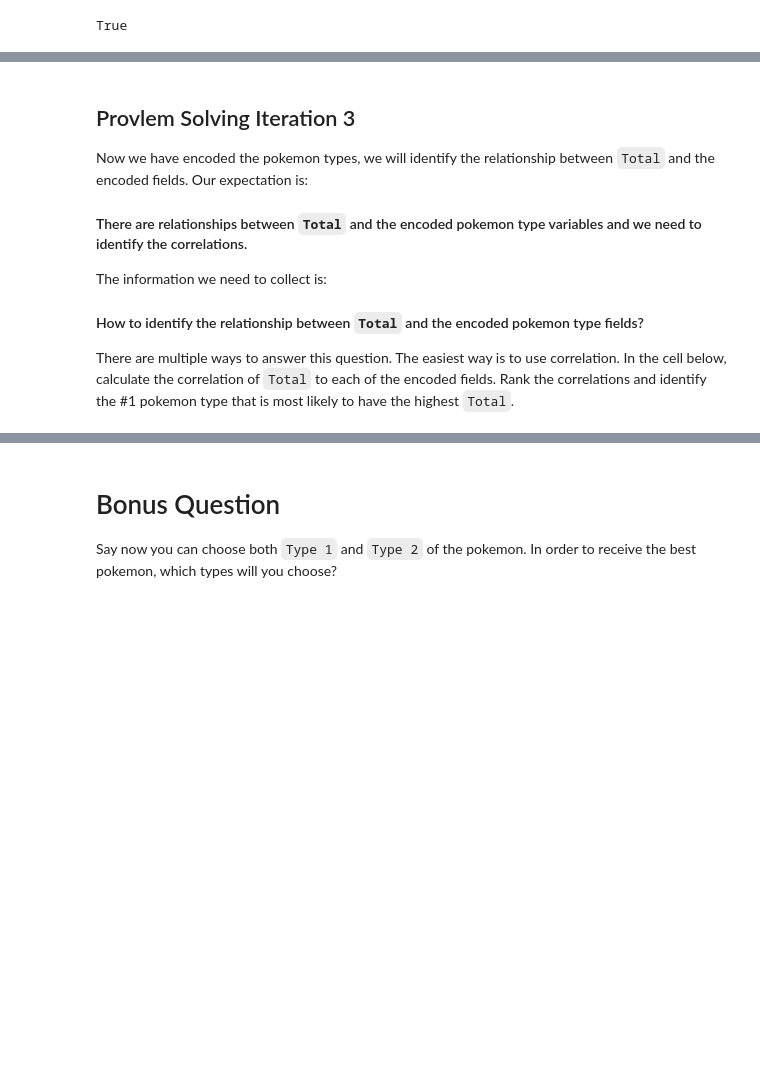
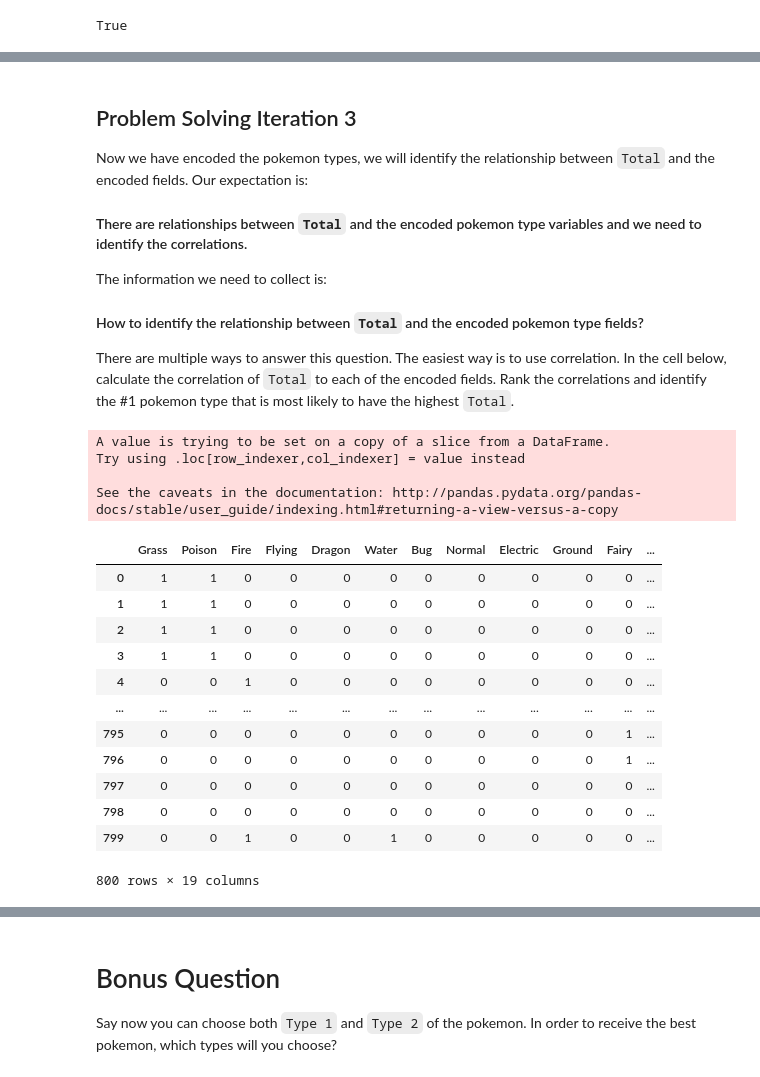
Before and after one commit to ivanlopezlobato/training, a Jupyter notebook: 07_ironhack_basic_pandas/05_lab-df-calculation-and-transformation/your-code/challenge-2.ipynb, the cells around one changed output, grey strips where cells are left out. Saved outputs shown, nothing was run; the diff lists cells and outputs as text; code cells hidden in the pictures; blank space fills up the shorter version.

Commit message:
update pandas exercises

```diff
--- a/07_ironhack_basic_pandas/05_lab-df-calculation-and-transformation/your-code/challenge-2.ipynb
+++ b/07_ironhack_basic_pandas/05_lab-df-calculation-and-transformation/your-code/challenge-2.ipynb
@@ -88,0 +87,5 @@ The new numerical variables you create should look like below:
+# %%
+s = pd.Series(list(pd.unique(pokemon[["Type 1", "Type 2"]].values.ravel())))
+# drop NaN in the series
+types = s.drop(index=3)
+types
@@ -88,0 +112,4 @@ The new numerical variables you create should look like below:
+# %%
+# get dummies with method
+pokemon_dummies = pd.get_dummies(pokemon[["Type 1", "Type 2"]])
+pokemon_dummies
@@ -88,0 +130,7 @@ The new numerical variables you create should look like below:
+# %%
+# for loop along types adding Type 1 + Type 2 and assigning in a new column
+# assuming a pokemon can't be twice the same Type
+for t in types:
+    pokemon_dummies[t] = pokemon_dummies["Type 1_" + t] + pokemon_dummies["Type 2_" + t]
+
+pokemon_dummies
@@ -88,0 +151,3 @@ The new numerical variables you create should look like below:
+# %%
+# subset the types
+pokemon_dummies = pokemon_dummies[types]
@@ -89,5 +176,5 @@ The new numerical variables you create should look like below:
 # %% [markdown]
-## Provlem Solving Iteration 3
+## Problem Solving Iteration 3
 
 Now we have encoded the pokemon types, we will identify the relationship between `Total` and the encoded fields. Our expectation is:
 
@@ -102,0 +188,22 @@ There are multiple ways to answer this question. The easiest way is to use corre
+# %%
+# add column Total to the pokemon dummies df
+pokemon_dummies["Total"] = pokemon["Total"]
+pokemon_dummies
+# %% [output]
+A value is trying to be set on a copy of a slice from a DataFrame.
+Try using .loc[row_indexer,col_indexer] = value instead
+
+See the caveats in the documentation: http://pandas.pydata.org/pandas-docs/stable/user_guide/indexing.html#returning-a-view-versus-a-copy
+|  | Grass | Poison | Fire | Flying | Dragon | Water | Bug | Normal | Electric | Ground | Fairy | ... |
+| 0 | 1 | 1 | 0 | 0 | 0 | 0 | 0 | 0 | 0 | 0 | 0 | ... |
+| 1 | 1 | 1 | 0 | 0 | 0 | 0 | 0 | 0 | 0 | 0 | 0 | ... |
+| 2 | 1 | 1 | 0 | 0 | 0 | 0 | 0 | 0 | 0 | 0 | 0 | ... |
+| 3 | 1 | 1 | 0 | 0 | 0 | 0 | 0 | 0 | 0 | 0 | 0 | ... |
+| 4 | 0 | 0 | 1 | 0 | 0 | 0 | 0 | 0 | 0 | 0 | 0 | ... |
+| ... | ... | ... | ... | ... | ... | ... | ... | ... | ... | ... | ... | ... |
+| 795 | 0 | 0 | 0 | 0 | 0 | 0 | 0 | 0 | 0 | 0 | 1 | ... |
+| 796 | 0 | 0 | 0 | 0 | 0 | 0 | 0 | 0 | 0 | 0 | 1 | ... |
+| 797 | 0 | 0 | 0 | 0 | 0 | 0 | 0 | 0 | 0 | 0 | 0 | ... |
+| 798 | 0 | 0 | 0 | 0 | 0 | 0 | 0 | 0 | 0 | 0 | 0 | ... |
+| 799 | 0 | 0 | 1 | 0 | 0 | 1 | 0 | 0 | 0 | 0 | 0 | ... |
+800 rows × 19 columns
```
Also changed, not shown: parts of 12 cells of this notebook, 1 other file.
